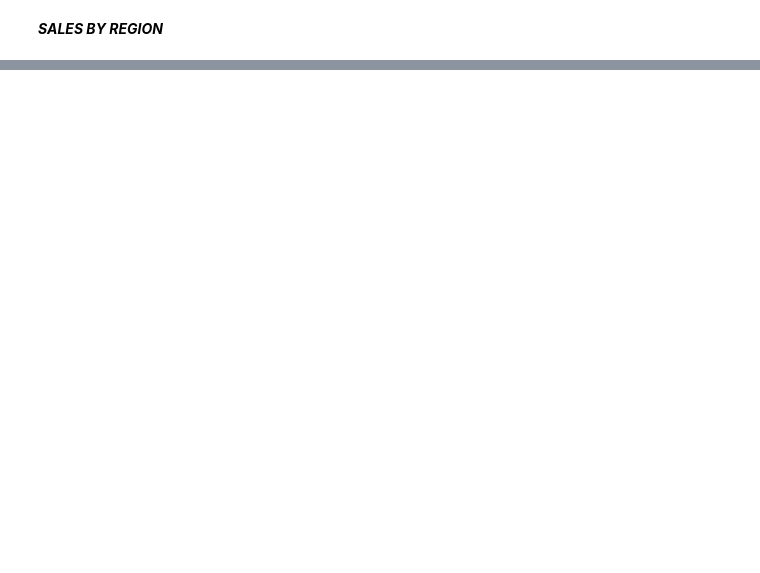
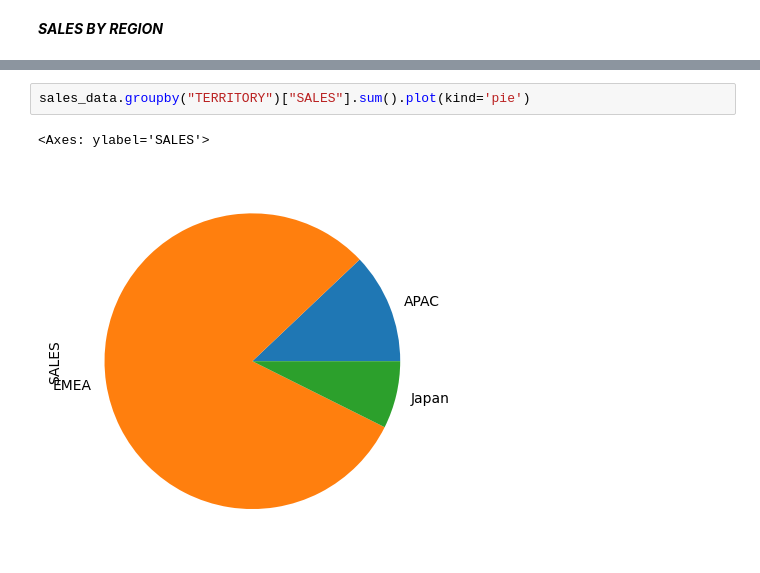
Before and after one commit to anaghasurendran145-maker/mmmm, a Jupyter notebook: Sales_level_1.ipynb, the cells around one changed output, grey strips where cells are left out. Drawn from its saved outputs; the diff is of its cells as text; blank space fills up the shorter version.

```diff
--- a/Sales_level_1.ipynb
+++ b/Sales_level_1.ipynb
@@ -50,0 +153,5 @@ Here from the graph it is explicitly showing that, the top-performing region is
+# %%
+sales_data.groupby("TERRITORY")["SALES"].sum().plot(kind='pie')
+# %% [output]
+<Axes: ylabel='SALES'>
+[figure, added]
```
Also changed, not shown: parts of 15 cells of this notebook.
